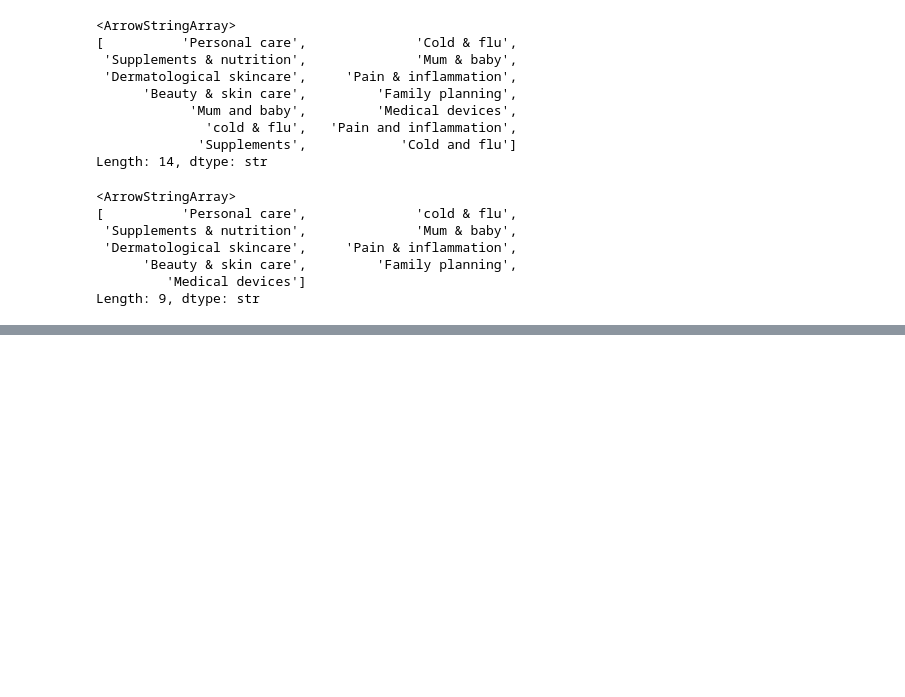
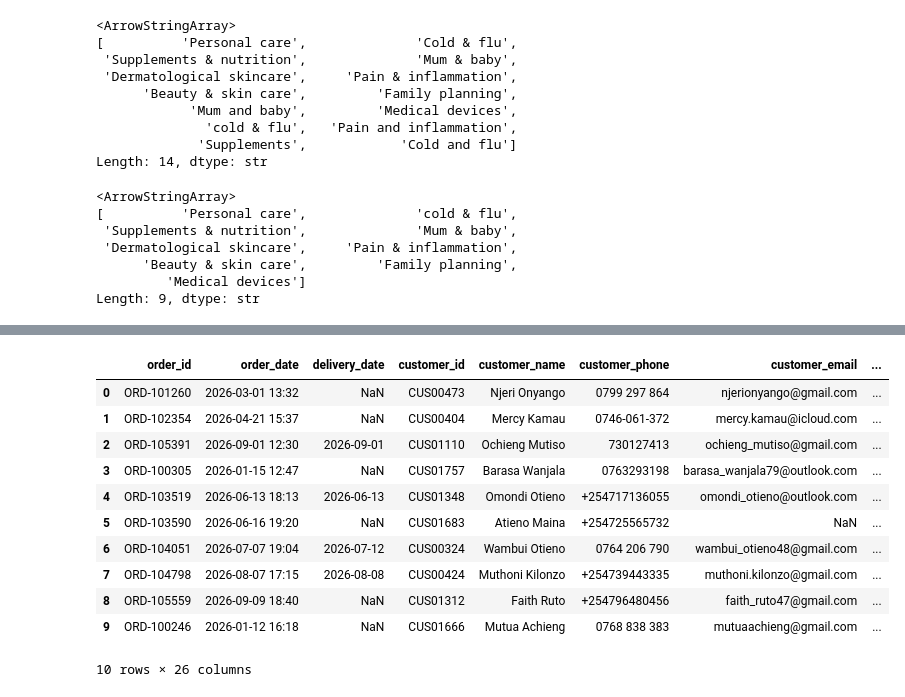
Before and after one commit to pinkleather221/new_app, a Jupyter notebook: notebooks/pharmacy_sales.ipynb, the cells around one changed output, grey strips where cells are left out. Saved outputs shown, nothing was run; the diff lists cells and outputs as text; code cells hidden in the pictures; blank space fills up the shorter version.

```diff
--- a/notebooks/pharmacy_sales.ipynb
+++ b/notebooks/pharmacy_sales.ipynb
@@ -308,0 +424,4 @@ Length: 9, dtype: str
+# %%
+df["customer_name"] = df["customer_name"].str.strip().str.title()
+# %%
+df['customer_name'] = df['customer_name'].str.strip().str.replace(r'\s+', ' ', regex=True).str.title()
@@ -308,0 +439,15 @@ Length: 9, dtype: str
+# %%
+df.head(10)
+# %% [output]
+|  | order_id | order_date | delivery_date | customer_id | customer_name | customer_phone | customer_email | ... |
+| 0 | ORD-101260 | 2026-03-01 13:32 | NaN | CUS00473 | Njeri Onyango | 0799 297 864 | njerionyango@gmail.com | ... |
+| 1 | ORD-102354 | 2026-04-21 15:37 | NaN | CUS00404 | Mercy Kamau | 0746-061-372 | mercy.kamau@icloud.com | ... |
+| 2 | ORD-105391 | 2026-09-01 12:30 | 2026-09-01 | CUS01110 | Ochieng Mutiso | 730127413 | ochieng_mutiso@gmail.com | ... |
+| 3 | ORD-100305 | 2026-01-15 12:47 | NaN | CUS01757 | Barasa Wanjala | 0763293198 | barasa_wanjala79@outlook.com | ... |
+| 4 | ORD-103519 | 2026-06-13 18:13 | 2026-06-13 | CUS01348 | Omondi Otieno | +254717136055 | omondi_otieno@outlook.com | ... |
+| 5 | ORD-103590 | 2026-06-16 19:20 | NaN | CUS01683 | Atieno Maina | +254725565732 | NaN | ... |
+| 6 | ORD-104051 | 2026-07-07 19:04 | 2026-07-12 | CUS00324 | Wambui Otieno | 0764 206 790 | wambui_otieno48@gmail.com | ... |
+| 7 | ORD-104798 | 2026-08-07 17:15 | 2026-08-08 | CUS00424 | Muthoni Kilonzo | +254739443335 | muthoni.kilonzo@gmail.com | ... |
+| 8 | ORD-105559 | 2026-09-09 18:40 | NaN | CUS01312 | Faith Ruto | +254796480456 | faith_ruto47@gmail.com | ... |
+| 9 | ORD-100246 | 2026-01-12 16:18 | NaN | CUS01666 | Mutua Achieng | 0768 838 383 | mutuaachieng@gmail.com | ... |
+10 rows × 26 columns
```
Also changed, not shown: parts of 25 cells of this notebook.
